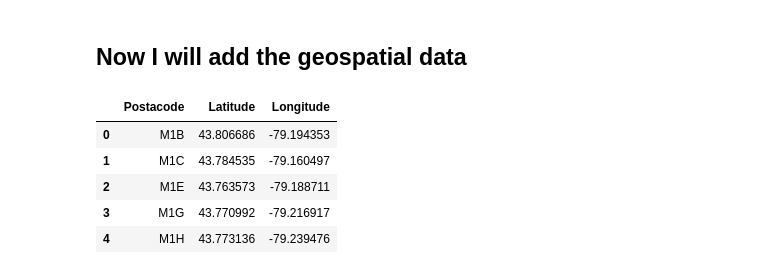
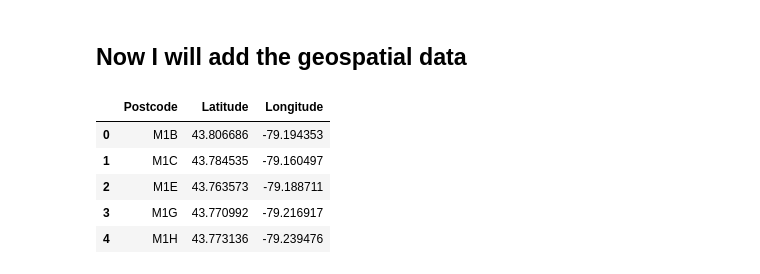
Before and after one commit to DanielAhmadDK/mini_machine_learning_projects, a Jupyter notebook: Capstone project.ipynb, the cells around one changed output. Drawn from its saved outputs; the diff is of its cells as text; code cells hidden in the pictures.

```diff
--- a/Capstone project.ipynb
+++ b/Capstone project.ipynb
@@ -95,10 +95,10 @@ data_new.shape
 # %%
 url = 'http://cocl.us/Geospatial_data'
 df_geo = pd.read_csv(url)
-df_geo.rename(columns={'Postal Code':'Postacode'}, inplace=True)
+df_geo.rename(columns={'Postal Code':'Postcode'}, inplace=True)
 df_geo.head()
 # %% [output]
-|  | Postacode | Latitude | Longitude |
+|  | Postcode | Latitude | Longitude |
 | 0 | M1B | 43.806686 | -79.194353 |
 | 1 | M1C | 43.784535 | -79.160497 |
 | 2 | M1E | 43.763573 | -79.188711 |
```
Also changed, not shown: parts of 20 cells of this notebook.
